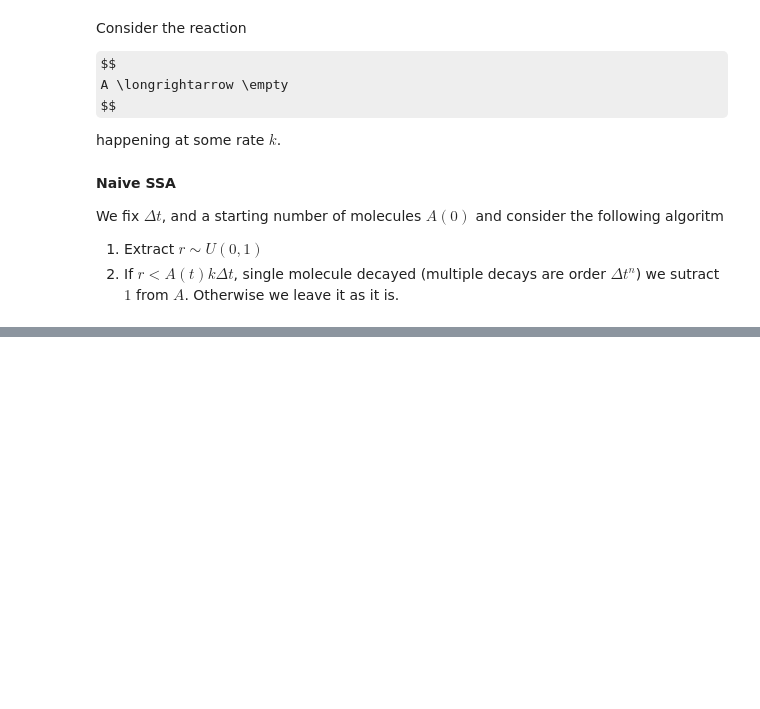
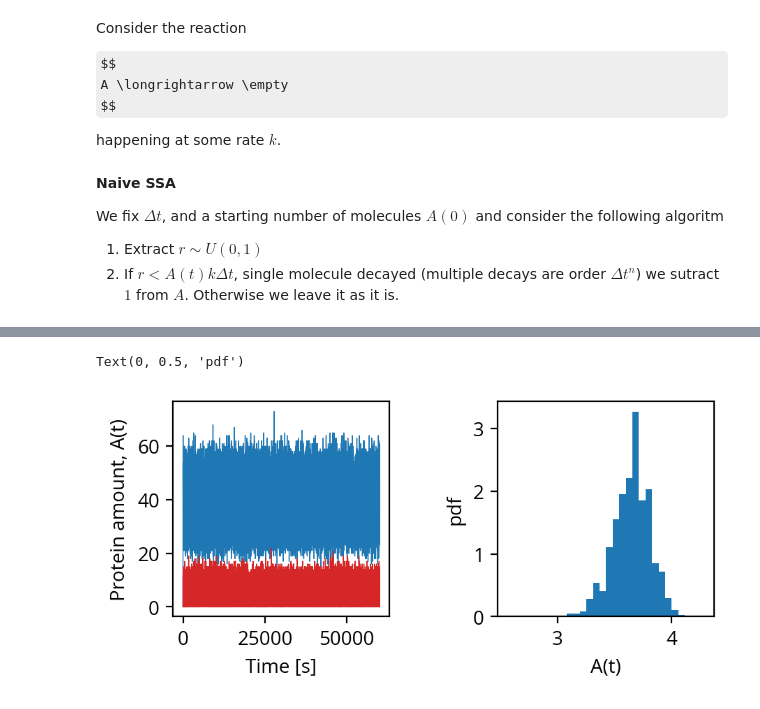
Before and after one commit to janko-petkovic/drawer, a Jupyter notebook: gillespie/notes.ipynb, the cells around one changed output, grey strips where cells are left out. Drawn from its saved outputs; the diff is of its cells as text; code cells hidden in the pictures; some formulas as TeX source; blank space fills up the shorter version.

```diff
--- a/gillespie/notes.ipynb
+++ b/gillespie/notes.ipynb
@@ -94,0 +270,46 @@ plt.hist(plot_data, bins=30)
+# %%
+dt = 1e-3
+n_steps = 60000
+n_trials = 1
+rng = np.random.default_rng(2025)
+
+fig, axs = plt.subplots(1,2,figsize=(5,2), dpi=200)
+fig.subplots_adjust(wspace=0.5)
+
+
+ax = axs[0]
+
+for _ in range(n_trials):
+
+    experiment = TwoSpeciesExperiment(
+        rng=rng,
+        species=[0.,0.,],
+        reaction_constants = (0.001,0.01,5.,2.,),
+    )
+
+    species = [experiment.species.copy(), ]
+    ts = [0,]
+
+    while (ts[-1] < n_steps):
+        curr_species, time_to_reaction = experiment.step_reaction(dt)
+        species.append(curr_species)
+        ts.append(ts[-1]+t)
+
+    species = np.stack(species, axis=0)
+
+    axs[0].plot(ts, species.T[0], c='tab:blue', alpha=1, linewidth=0.5)
+    axs[0].plot(ts, species.T[1], c='tab:red', alpha=1, linewidth=0.5)
+
+ax.set_xlabel(r'Time [s]')
+ax.set_ylabel('Protein amount, A(t)')
+
+
+ax = axs[1]
+ax.hist(np.log(species.T[0, 100:]), bins=30, density=True, label='Sampled');
+ax.set_xlabel('A(t)')
+ax.set_ylabel('pdf')
+
+# ax.set_ylim(0,0.15)
+# %% [output]
+Text(0, 0.5, 'pdf')
+[figure, added]
```
Also changed, not shown: parts of 17 cells of this notebook, 2 other files.
